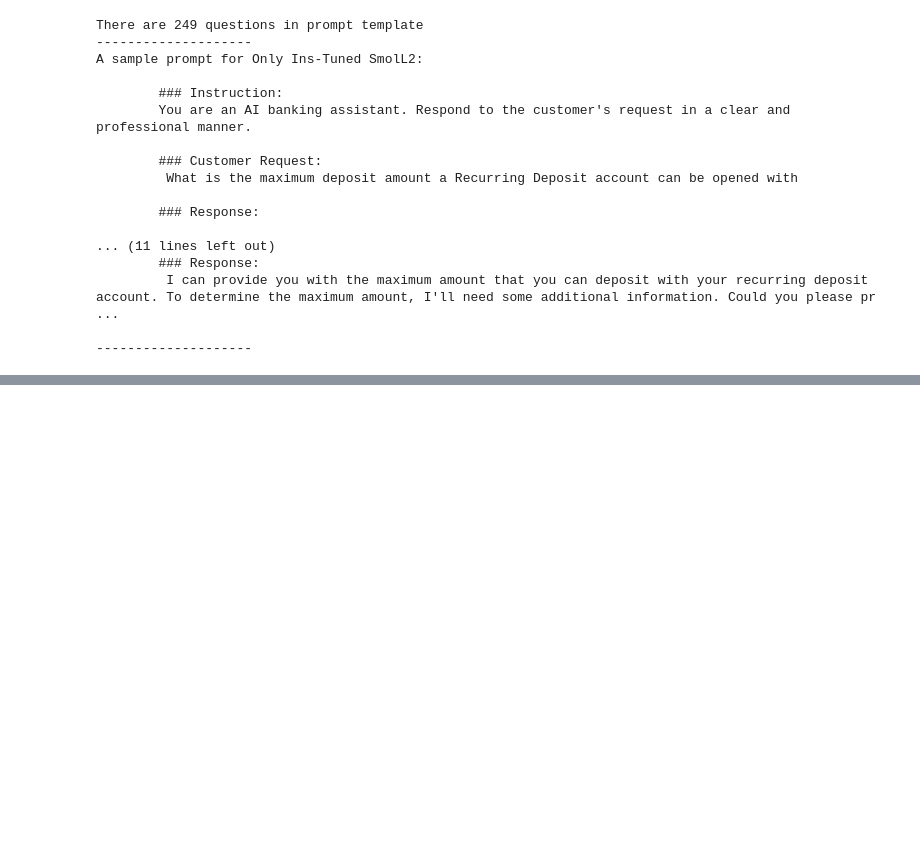
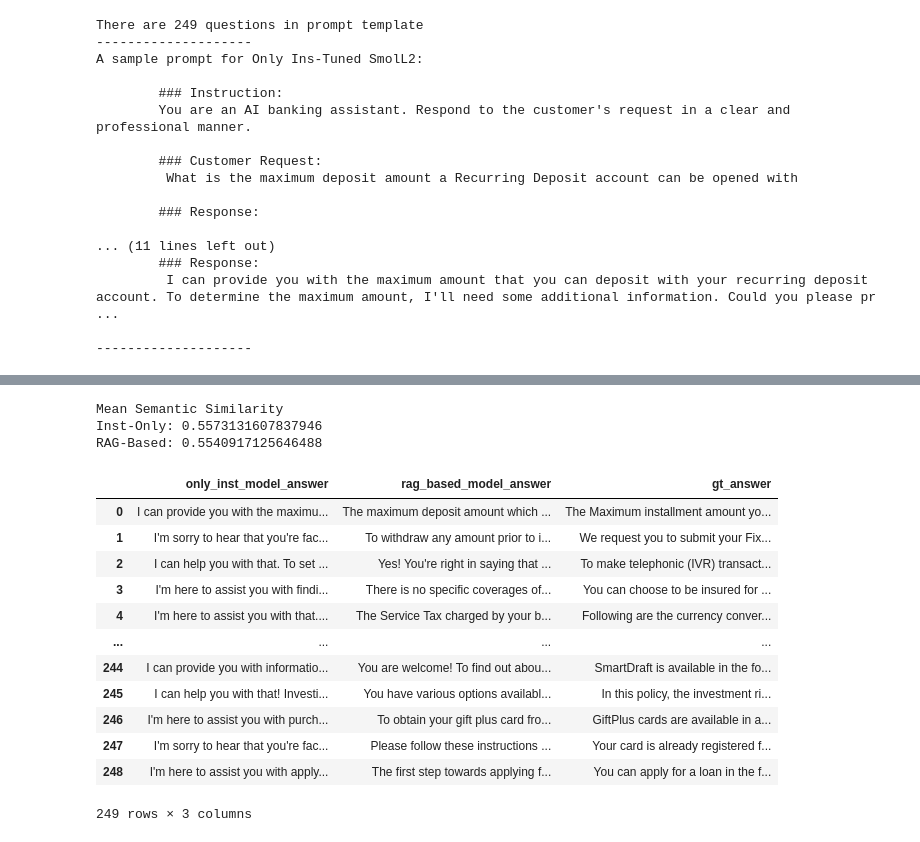
Before and after one commit to ErolCitak/ConversationalBankingChatbot, a Jupyter notebook: main.ipynb, the cells around one changed output, grey strips where cells are left out. Cells and saved outputs as stored; diff of their text form; code cells hidden in the pictures; blank space fills up the shorter version.

```diff
--- a/main.ipynb
+++ b/main.ipynb
@@ -291,0 +394,25 @@ RAG-Based Instruction Tuned Model Evaluation Result: {'rouge1': 1.0, 'rouge2': 1
+# %%
+inst_only_semantic_similarity = np.mean(similarity_matrix[:,0])
+rag_semantic_similarity = np.mean(similarity_matrix[:,1])
+
+print(f"Mean Semantic Similarity\nInst-Only: {inst_only_semantic_similarity}\nRAG-Based: {rag_semantic_similarity}")
+# %% [output]
+Mean Semantic Similarity
+Inst-Only: 0.5573131607837946
+RAG-Based: 0.5540917125646488
+# %%
+df
+# %% [output]
+|  | only_inst_model_answer | rag_based_model_answer | gt_answer |
+| 0 | I can provide you with the maximu... | The maximum deposit amount which ... | The Maximum installment amount yo... |
+| 1 | I'm sorry to hear that you're fac... | To withdraw any amount prior to i... | We request you to submit your Fix... |
+| 2 | I can help you with that. To set ... | Yes! You're right in saying that ... | To make telephonic (IVR) transact... |
+| 3 | I'm here to assist you with findi... | There is no specific coverages of... | You can choose to be insured for ... |
+| 4 | I'm here to assist you with that.... | The Service Tax charged by your b... | Following are the currency conver... |
+| ... | ... | ... | ... |
+| 244 | I can provide you with informatio... | You are welcome! To find out abou... | SmartDraft is available in the fo... |
+| 245 | I can help you with that! Investi... | You have various options availabl... | In this policy, the investment ri... |
+| 246 | I'm here to assist you with purch... | To obtain your gift plus card fro... | GiftPlus cards are available in a... |
+| 247 | I'm sorry to hear that you're fac... | Please follow these instructions ... | Your card is already registered f... |
+| 248 | I'm here to assist you with apply... | The first step towards applying f... | You can apply for a loan in the f... |
+249 rows × 3 columns
```
Also changed, not shown: parts of 17 cells of this notebook, 8 other files.
